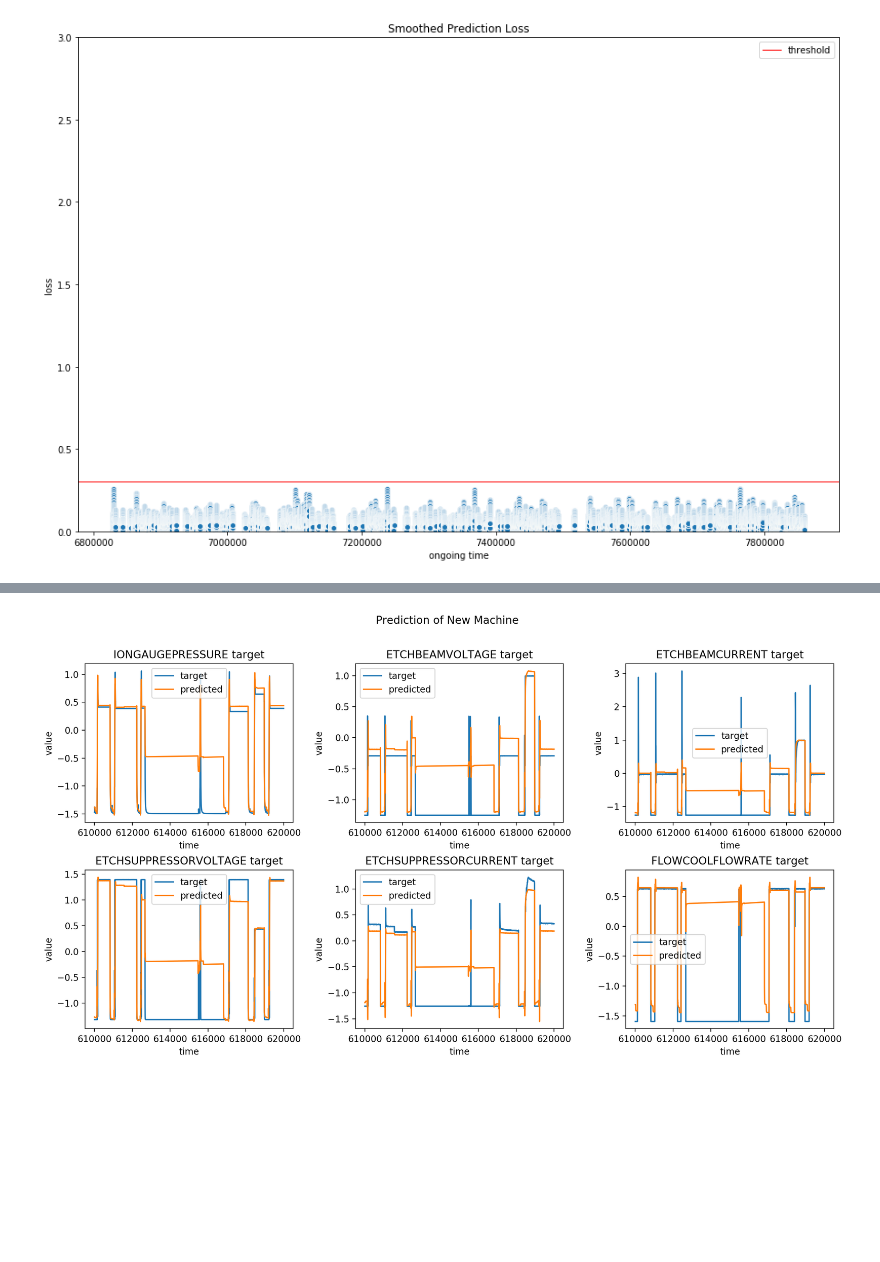
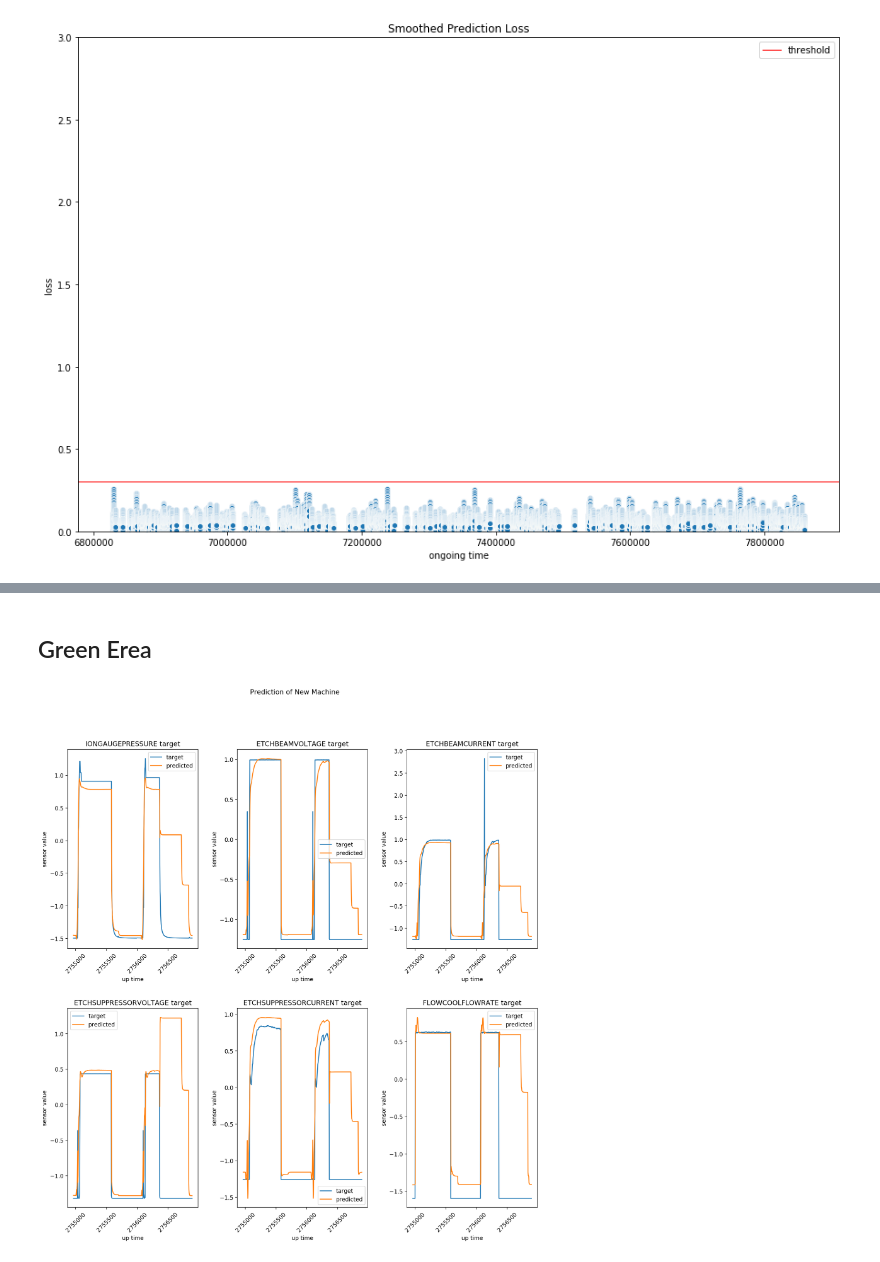
Before and after one commit to carlov93/predictive_maintenance, a Jupyter notebook: src/visualisation/prediction/vis_predic_phm_data_13features_longer_period.ipynb, the cells around one changed output, grey strips where cells are left out. Drawn from its saved outputs; the diff is of its cells as text; code cells hidden in the pictures; blank space fills up the shorter version.

```diff
--- a/src/visualisation/prediction/vis_predic_phm_data_13features_longer_period.ipynb
+++ b/src/visualisation/prediction/vis_predic_phm_data_13features_longer_period.ipynb
@@ -7,20 +7,25 @@ from statsmodels.graphics.tsaplots import plot_pacf
 from statsmodels.graphics.tsaplots import plot_acf
 from matplotlib.pyplot import figure
 # %%
-def visualize_prediction(first_f, last_f, no_features, name_time_column, dataframe, title, line=False):
-    fig, axes = plt.subplots(2, 3, figsize=(15,7.5), dpi=200)
+def visualize_prediction(first_f, last_f, no_features, name_time_column, dataframe, title, location_line, type_of_plot, line=False):
+    fig, axes = plt.subplots(2, 3, figsize=(15,15), dpi=200)
     ax = axes.ravel()
     columns = dataframe.columns
-    plt.subplots_adjust(hspace=0.2, wspace=0.4)
+    plt.subplots_adjust(hspace=0.6, wspace=0.4)
     for i in range(first_f,last_f):
-        sns.lineplot(data=dataframe, x=name_time_column, y=columns[i], ax=ax[i-first_f], label="target")
-        sns.lineplot(data=dataframe, x=name_time_column, y=columns[i+no_features], ax=ax[i-first_f], label="predicted")
+        if type_of_plot == "line":
+            sns.lineplot(data=dataframe, x=name_time_column, y=columns[i], ax=ax[i-first_f], label="target")
+            sns.lineplot(data=dataframe, x=name_time_column, y=columns[i+no_features], ax=ax[i-first_f], label="predicted")
+        else:
+            sns.scatterplot(data=dataframe, x=name_time_column, y=columns[i], ax=ax[i-first_f], label="target")
+            sns.scatterplot(data=dataframe, x=name_time_column, y=columns[i+no_features], ax=ax[i-first_f], label="predicted")
         if line:
-            ax[i-first_f].axvline(1536, 0,2, color="r", linestyle ="--", linewidth=3, label="train-validation")
+            ax[i-first_f].axvline(location_line, 0,2, color="r", linestyle ="--", linewidth=1, label="train-validation")
         #plt.text(1570, 2, 'validation data', fontsize=12)
         #plt.text(1300, 2, 'training data', fontsize=12)
-        ax[i-first_f].set(xlabel='time', ylabel='value')
+        ax[i-first_f].set(xlabel='up time', ylabel='sensor value')
         ax[i-first_f].set(title=columns[i])
+        plt.setp(ax[i-first_f].get_xticklabels(), rotation=45)
     fig.suptitle(title)
     plt.subplots_adjust(wspace=0.3, hspace=0.3)
 # %%
@@ -168,0 +154,3 @@ subset_high_loss_sensor = phm_data.loc[(phm_data["up time"]>610000) & (phm_data[
+# %%
+subset_green = phm_data_6.loc[(phm_data_6["ongoing time"]>1.2107e7) & (phm_data_6["ongoing time"]<1.2115e7)]
+subset_green.head()
@@ -169,15 +176,18 @@ subset_high_loss_sensor = phm_data.loc[(phm_data["up time"]>610000) & (phm_data[
+# %% [markdown]
+## Green Erea
 # %%
 visualize_prediction(first_f=1,
                      last_f=7,
                      no_features=13,
                      name_time_column="up time",
-                     dataframe=subset_high_loss_sensor,
+                     dataframe=subset_green,
                      title="Prediction of New Machine",
+                     location_line = 0,
                      line=False
                     )
 plt.show()
 # %% [output]
-[figure, old version]
+[figure, new version]
 # %%
 visualize_prediction(first_f=7,
                      last_f=13,
```
Also changed, not shown: parts of 22 cells of this notebook, 2 other files.
